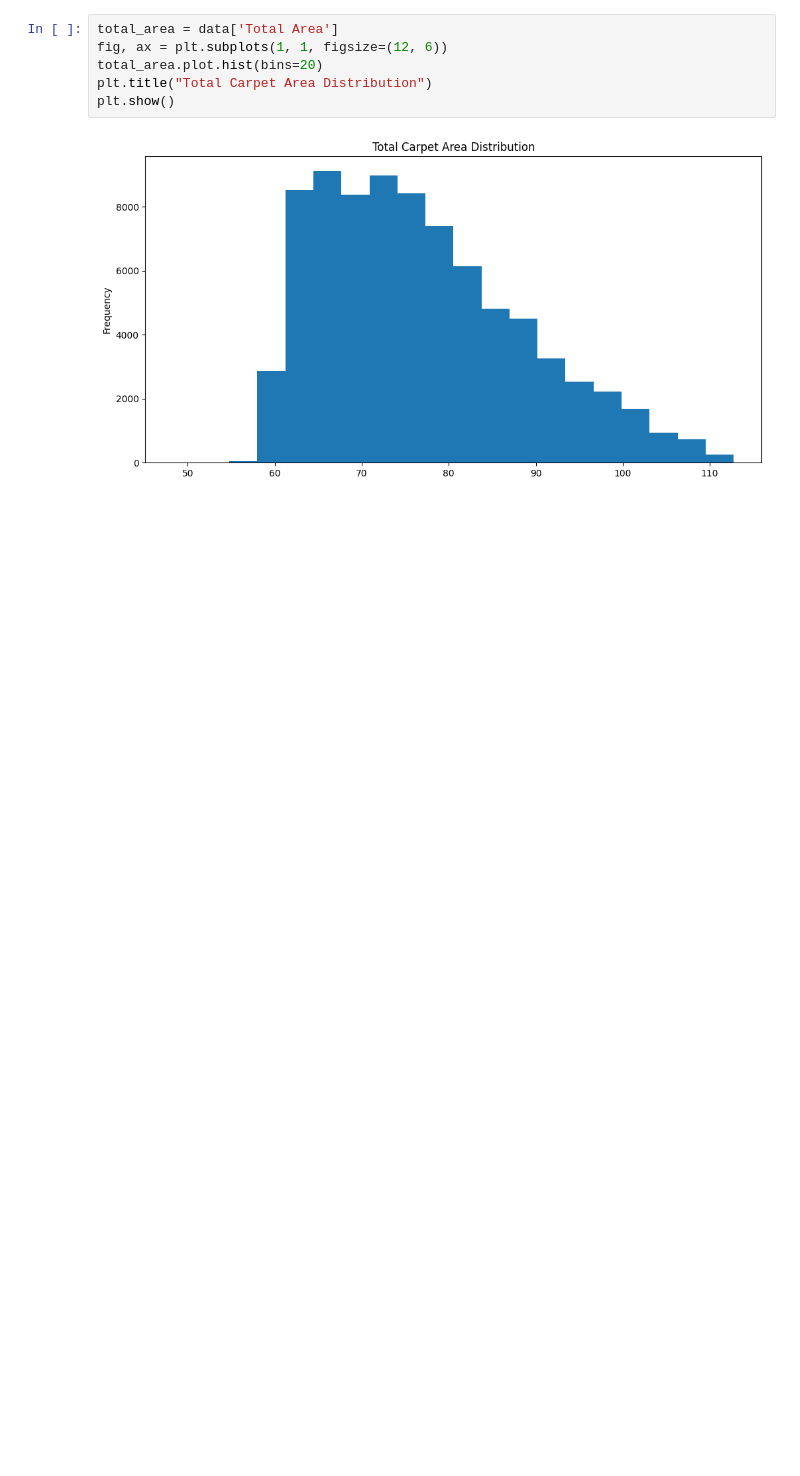
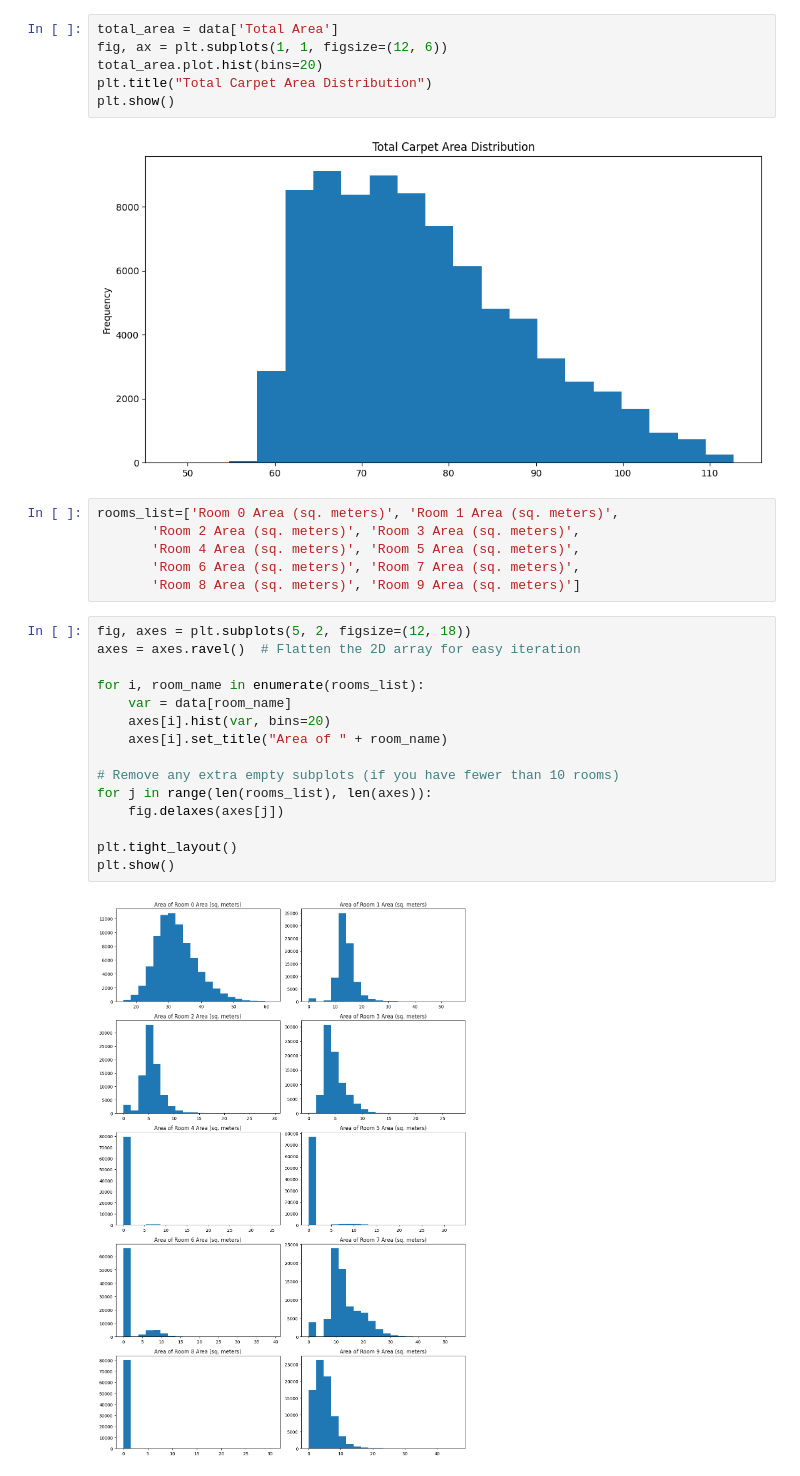
Before and after one commit to visa-boys/Phase1, a Jupyter notebook: eda.ipynb, the cells around one changed output. Cells and saved outputs as stored; diff of their text form; blank space fills up the shorter version.

```diff
--- a/eda.ipynb
+++ b/eda.ipynb
@@ -155,3 +167,26 @@ plt.title("Total Carpet Area Distribution")
 plt.show()
 # %% [output]
 [figure]
+# %%
+rooms_list=['Room 0 Area (sq. meters)', 'Room 1 Area (sq. meters)',
+       'Room 2 Area (sq. meters)', 'Room 3 Area (sq. meters)',
+       'Room 4 Area (sq. meters)', 'Room 5 Area (sq. meters)',
+       'Room 6 Area (sq. meters)', 'Room 7 Area (sq. meters)',
+       'Room 8 Area (sq. meters)', 'Room 9 Area (sq. meters)']
+# %%
+fig, axes = plt.subplots(5, 2, figsize=(12, 18))
+axes = axes.ravel()  # Flatten the 2D array for easy iteration
+
+for i, room_name in enumerate(rooms_list):
+    var = data[room_name]
+    axes[i].hist(var, bins=20)
+    axes[i].set_title("Area of " + room_name)
+
+# Remove any extra empty subplots (if you have fewer than 10 rooms)
+for j in range(len(rooms_list), len(axes)):
+    fig.delaxes(axes[j])
+
+plt.tight_layout()
+plt.show()
+# %% [output]
+[figure, added]
```
Also changed, not shown: parts of 6 cells of this notebook.
